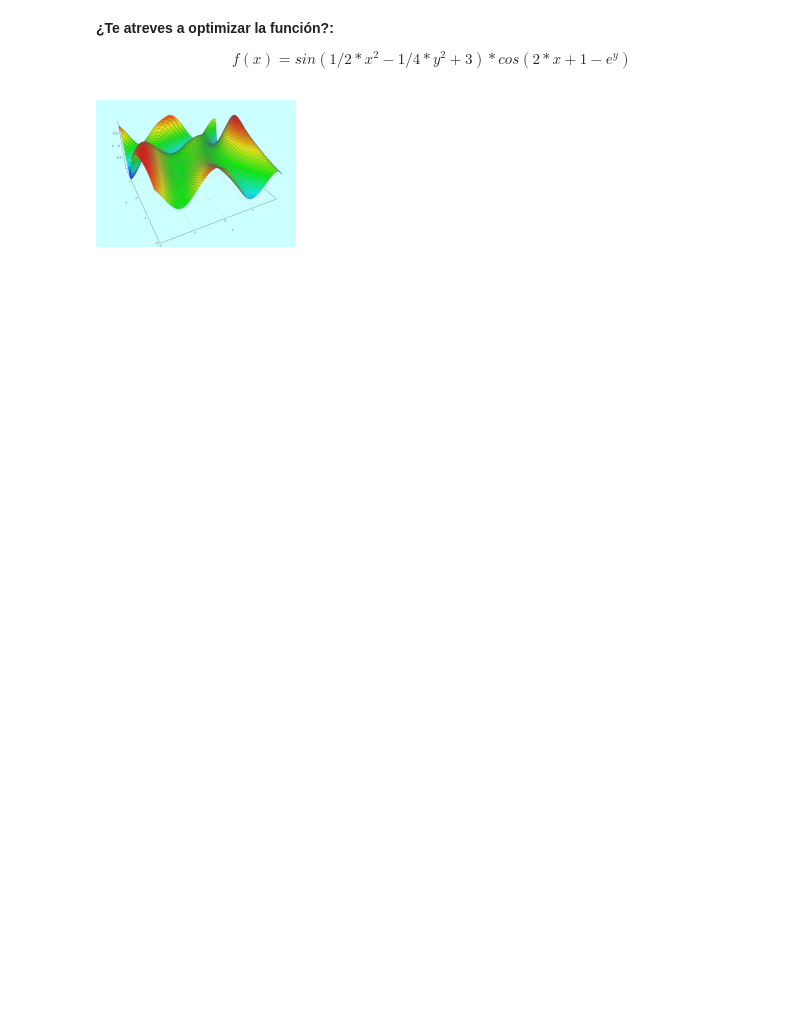
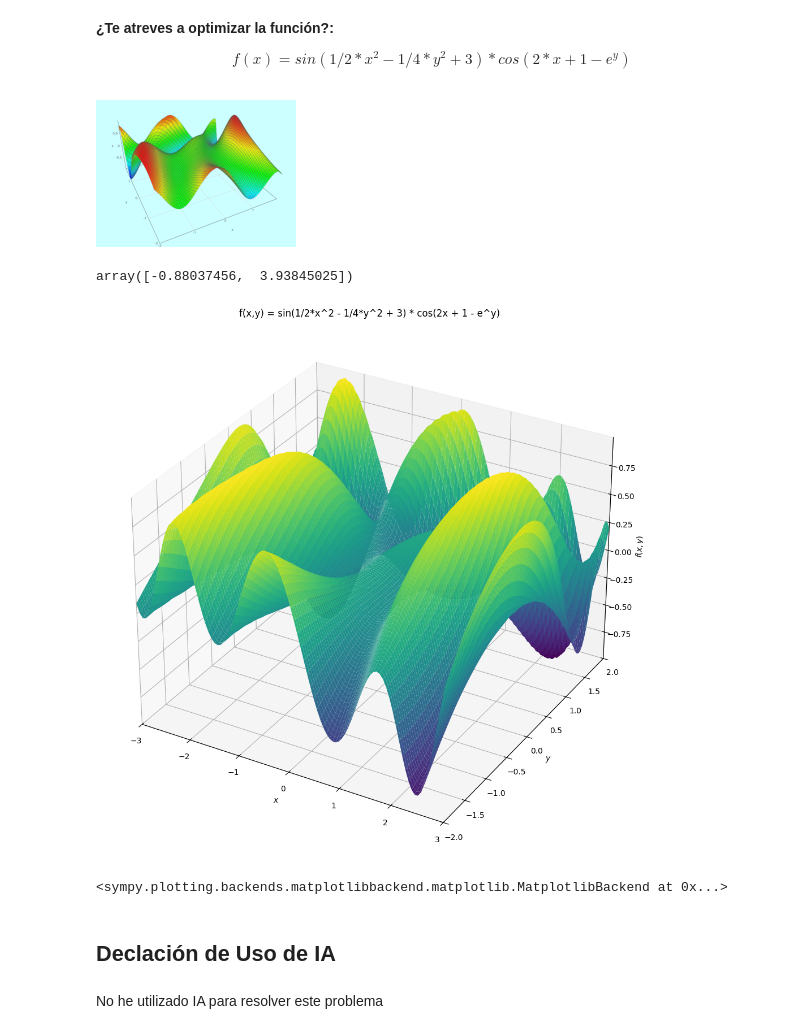
Before and after one commit to bhuvanarangaiah/03MAIR-Algoritmos-de-Optimizacion-2026, a Jupyter notebook: AG/BhuvanaRangaiahCheemalaMarri_Algoritmos_AG2.ipynb, the cells around one changed output. Cells and saved outputs as stored; diff of their text form; code cells hidden in the pictures; blank space fills up the shorter version.

```diff
--- a/AG/BhuvanaRangaiahCheemalaMarri_Algoritmos_AG2.ipynb
+++ b/AG/BhuvanaRangaiahCheemalaMarri_Algoritmos_AG2.ipynb
@@ -319,3 +319,35 @@ $$f(x)=sin(1/2 * x^2 - 1/4 * y^2 + 3) * cos(2*x + 1 - e^y)$$
 # %%
 #Definimos la funcion
 f= lambda X: math.sin(1/2 * X[0]**2 - 1/4 * X[1]**2 + 3) *math.cos(2*X[0] + 1 - math.exp(X[1]) )
+# %%
+def df(X):
+    x, y = X[0], X[1]
+    u = 1/2 * x**2 - 1/4 * y**2 + 3
+    v = 2*x + 1 - math.exp(y)
+
+    df_dx = math.cos(u) * x * math.cos(v) - 2 * math.sin(u) * math.sin(v)
+    df_dy = -0.5 * y * math.cos(u) * math.cos(v) + math.exp(y) * math.sin(u) * math.sin(v)
+
+    return np.array([df_dx, df_dy])
+
+df([1, 2])
+# %% [output]
+array([-0.88037456,  3.93845025])
+# %%
+from sympy import symbols, sin, cos, exp
+from sympy.plotting import plot3d
+
+x, y = symbols('x y')
+expr = sin(1/2*x**2 - 1/4*y**2 + 3) * cos(2*x + 1 - exp(y))
+
+plot3d(expr,
+       (x, -3, 3), (y, -2, 2),
+       title='f(x,y) = sin(1/2*x^2 - 1/4*y^2 + 3) * cos(2x + 1 - e^y)',
+       size=(10, 10))
+# %% [output]
+[figure, added]
+<sympy.plotting.backends.matplotlibbackend.matplotlib.MatplotlibBackend at 0x...>
+# %% [markdown]
+## Declación de Uso de IA
+# %% [markdown]
+No he utilizado IA para resolver este problema
```
Also changed, not shown: parts of 1 cell of this notebook.
